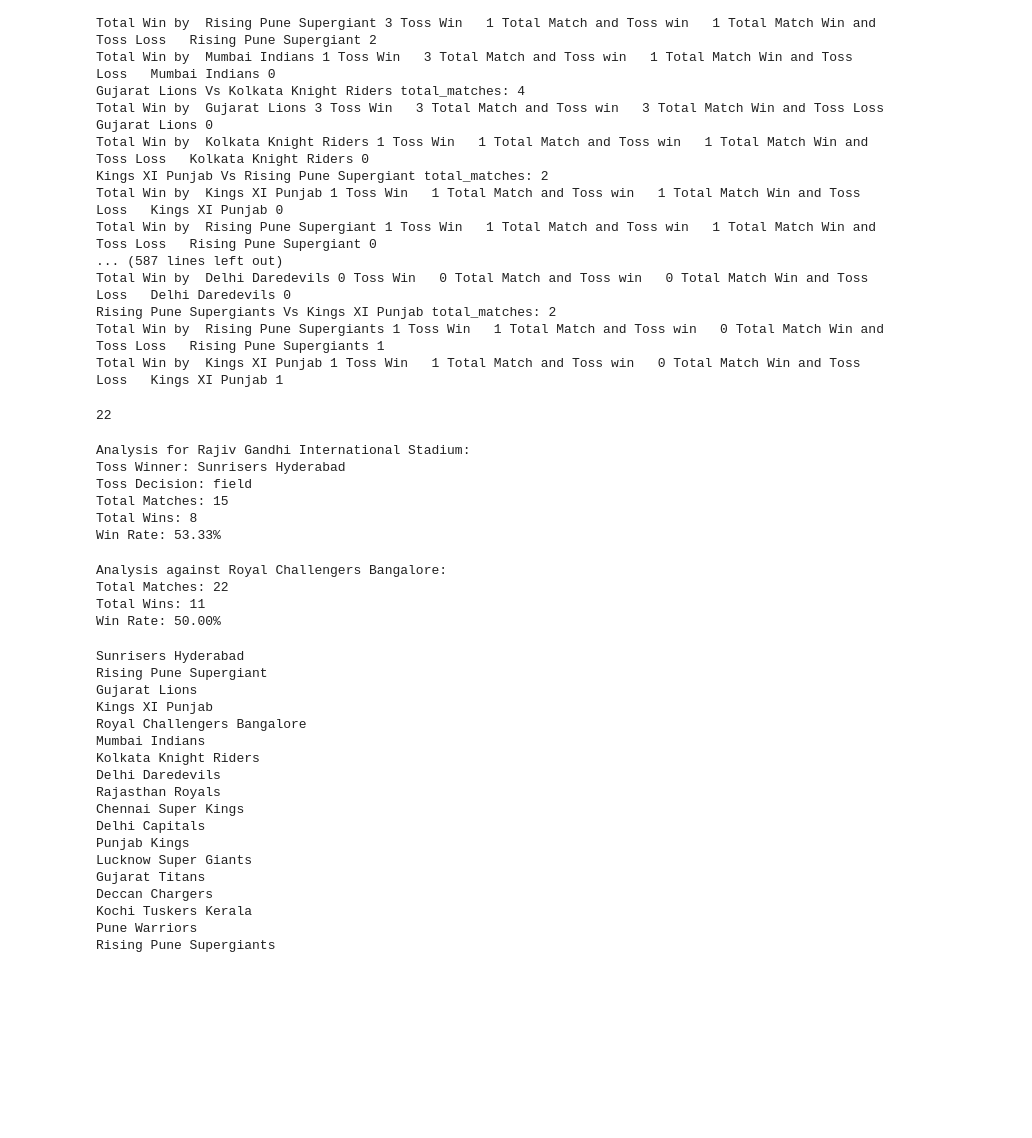
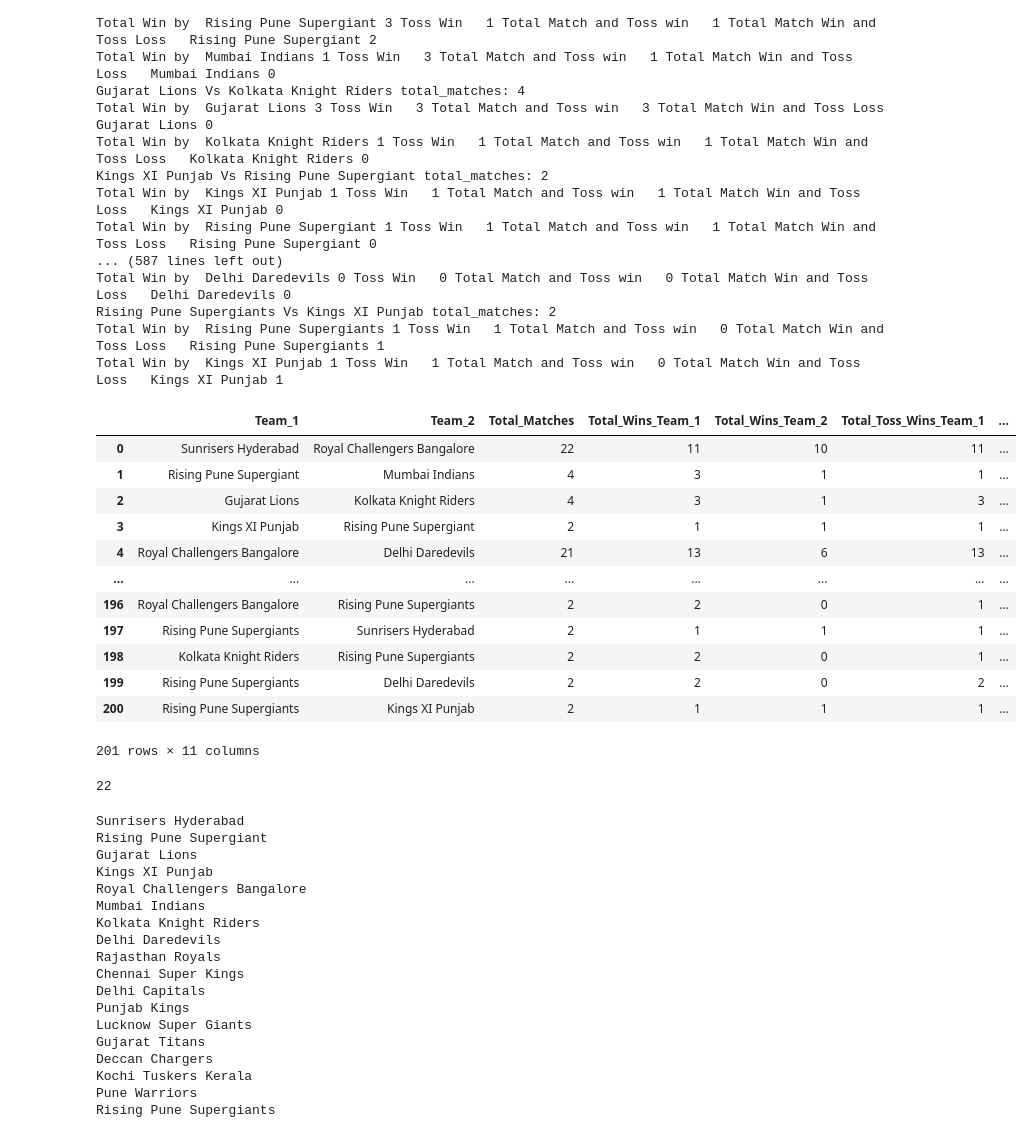
Before and after one commit to ranjan336/ISL_Pose_MediaPipe, a Jupyter notebook: Project/ICC/Ipl.ipynb, the cells around one changed output. Cells and saved outputs as stored; diff of their text form; code cells hidden in the pictures; blank space fills up the shorter version.

```diff
--- a/Project/ICC/Ipl.ipynb
+++ b/Project/ICC/Ipl.ipynb
@@ -195,3 +252,20 @@ Total Win by  Kings XI Punjab 1 Toss Win   1 Total Match and Toss win   0 Total
+# %%
+display(results_df)
+results_df.to_csv(r'C:\Users\ranjan.patra\OneDrive - Lingaro Sp. z o. o\DATA\IITJ\Course\Projects\ICC\IPL\IPL_clean_toss_stat.csv',sep=',')
+# %% [output]
+|  | Team_1 | Team_2 | Total_Matches | Total_Wins_Team_1 | Total_Wins_Team_2 | Total_Toss_Wins_Team_1 | ... |
+| 0 | Sunrisers Hyderabad | Royal Challengers Bangalore | 22 | 11 | 10 | 11 | ... |
+| 1 | Rising Pune Supergiant | Mumbai Indians | 4 | 3 | 1 | 1 | ... |
+| 2 | Gujarat Lions | Kolkata Knight Riders | 4 | 3 | 1 | 3 | ... |
+| 3 | Kings XI Punjab | Rising Pune Supergiant | 2 | 1 | 1 | 1 | ... |
+| 4 | Royal Challengers Bangalore | Delhi Daredevils | 21 | 13 | 6 | 13 | ... |
+| ... | ... | ... | ... | ... | ... | ... | ... |
+| 196 | Royal Challengers Bangalore | Rising Pune Supergiants | 2 | 2 | 0 | 1 | ... |
+| 197 | Rising Pune Supergiants | Sunrisers Hyderabad | 2 | 1 | 1 | 1 | ... |
+| 198 | Kolkata Knight Riders | Rising Pune Supergiants | 2 | 2 | 0 | 1 | ... |
+| 199 | Rising Pune Supergiants | Delhi Daredevils | 2 | 2 | 0 | 2 | ... |
+| 200 | Rising Pune Supergiants | Kings XI Punjab | 2 | 1 | 1 | 1 | ... |
+201 rows × 11 columns
 # %%
 Match_Toss_wins
 # %% [output]
@@ -210,68 +273,5 @@ for i in range(len(df_match)):
 # %%
 unique_teams = pd.concat([df_info_clean['Team_1'], df_info_clean['Team_2']]).unique()
-# %%
-import pandas as pd
-
-# Assuming you have a DataFrame named 'match_data'
-
-# Filter the data based on your criteria (e.g., venue, toss winner, and toss decision)
-selected_venue = 'Rajiv Gandhi International Stadium'
-selected_toss_winner = 'Sunrisers Hyderabad'
-selected_toss_decision = 'field'
-
-filtered_data = df_info_clean[
-    (df_info_clean['Venue'] == selected_venue) &
-    (df_info_clean['Toss_Winner'] == selected_toss_winner) &
-    (df_info_clean['Toss_decision'] == selected_toss_decision)
-]
-
-# Calculate the win rate
-total_matches = len(filtered_data)
-total_wins = len(filtered_data[filtered_data['Match_Winner'] == selected_toss_winner])
-win_rate = (total_wins / total_matches) * 100
-
-print(f"Analysis for {selected_venue}:")
-print(f"Toss Winner: {selected_toss_winner}")
-print(f"Toss Decision: {selected_toss_decision}")
-print(f"Total Matches: {total_matches}")
-print(f"Total Wins: {total_wins}")
-print(f"Win Rate: {win_rate:.2f}%")
-# %% [output]
-Analysis for Rajiv Gandhi International Stadium:
-Toss Winner: Sunrisers Hyderabad
-Toss Decision: field
-Total Matches: 15
-Total Wins: 8
-Win Rate: 53.33%
-# %%
-import pandas as pd
-
-# Assuming you have a DataFrame named 'match_data'
-
-# Specify the opponent team for analysis
-opponent_team = 'Royal Challengers Bangalore'
-Your_Team='Sunrisers Hyderabad'
-
-# Filter the data to include matches against the opponent team
-matches_against_opponent = df_info_clean[
-    (df_info_clean['Team_1'] == Your_Team) & (df_info_clean['Team_2'] == opponent_team) |
-    (df_info_clean['Team_1'] == opponent_team) & (df_info_clean['Team_2'] == Your_Team)
-]
-
-# Calculate the win rate
-total_matches = len(matches_against_opponent)
-total_wins = len(matches_against_opponent[matches_against_opponent['Match_Winner'] == Your_Team])
-win_rate = (total_wins / total_matches) * 100
-
-print(f"Analysis against {opponent_team}:")
-print(f"Total Matches: {total_matches}")
-print(f"Total Wins: {total_wins}")
-print(f"Win Rate: {win_rate:.2f}%")
-# %% [output]
-Analysis against Royal Challengers Bangalore:
-Total Matches: 22
-Total Wins: 11
-Win Rate: 50.00%
 # %%
 distinct_teams
 for i in distinct_teams:
```
Also changed, not shown: parts of 8 cells of this notebook.
